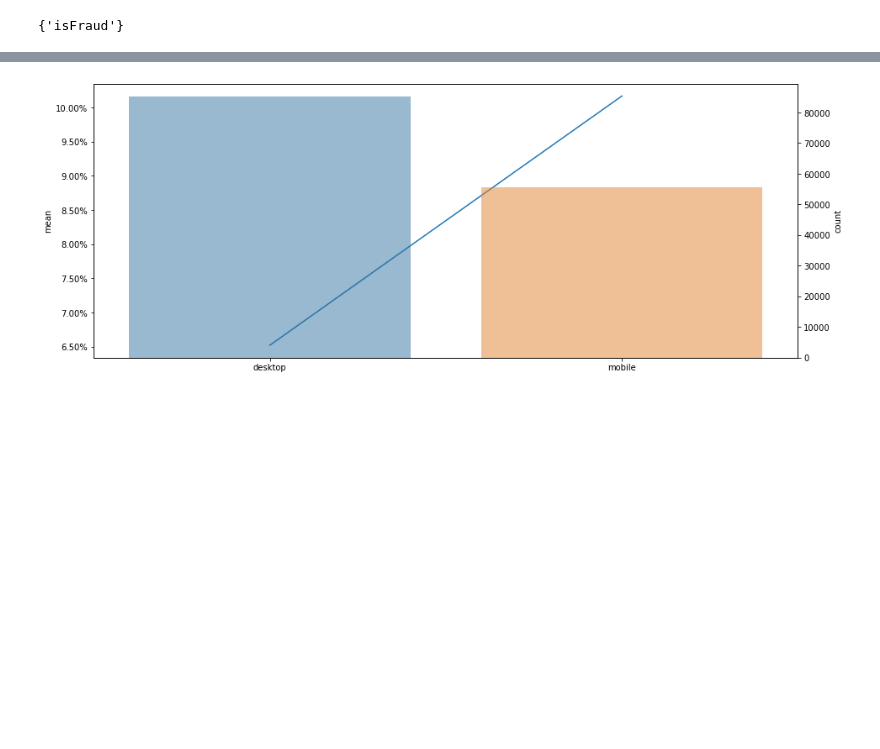
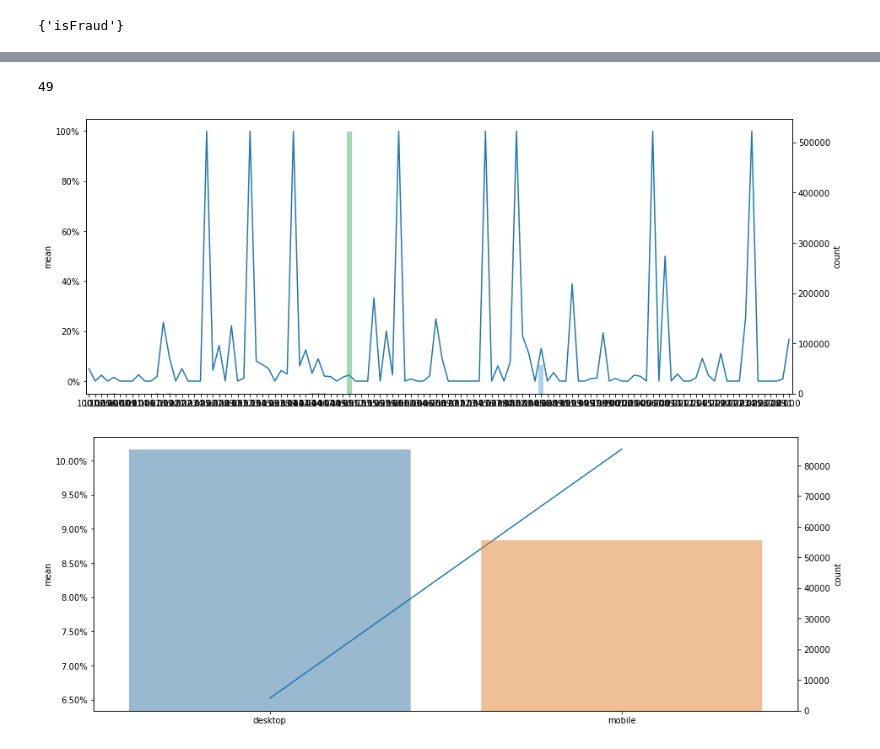
Before and after one commit to Prakrut/Fraud_Detection, a Jupyter notebook: Code/CreditCardFraudDetection.ipynb, the cells around one changed output, grey strips where cells are left out. Cells and saved outputs as stored; diff of their text form; code cells hidden in the pictures; blank space fills up the shorter version.

```diff
--- a/Code/CreditCardFraudDetection.ipynb
+++ b/Code/CreditCardFraudDetection.ipynb
@@ -82,3 +145,21 @@ array(['TransactionID', 'isFraud', 'TransactionDT', 'TransactionAmt',
+# %%
+cat_vars = ['ProductCD', 'card1', 'card2', 'card3', 'card4', 'card5', 'card6',
+       'addr1', 'addr2',  'P_emaildomain',
+       'R_emaildomain', 'M1', 'M2', 'M3', 'M4', 'M5', 'M6', 'M7', 'M8', 'M9','id_12', 'id_13', 'id_14', 'id_15', 'id_16',
+       'id_17', 'id_18', 'id_19', 'id_20', 'id_21', 'id_22', 'id_23',
+       'id_24', 'id_25', 'id_26', 'id_27', 'id_28', 'id_29', 'id_30',
+       'id_31', 'id_32', 'id_33', 'id_34', 'id_35', 'id_36', 'id_37',
+       'id_38', 'DeviceType', 'DeviceInfo']
+# %%
+len(cat_vars)
+# %% [output]
+49
+# %%
+for i in cat_vars[3:4]:
+#     piechart(train, i, 5, 'TransactionID')
+    barchart_categorical(train, i, 'isFraud')
+# %% [output]
+[figure, added]
 # %%
 barchart_categorical(train, 'DeviceType', 'isFraud')
 # %% [output]
```
Also changed, not shown: parts of 10 cells of this notebook.
